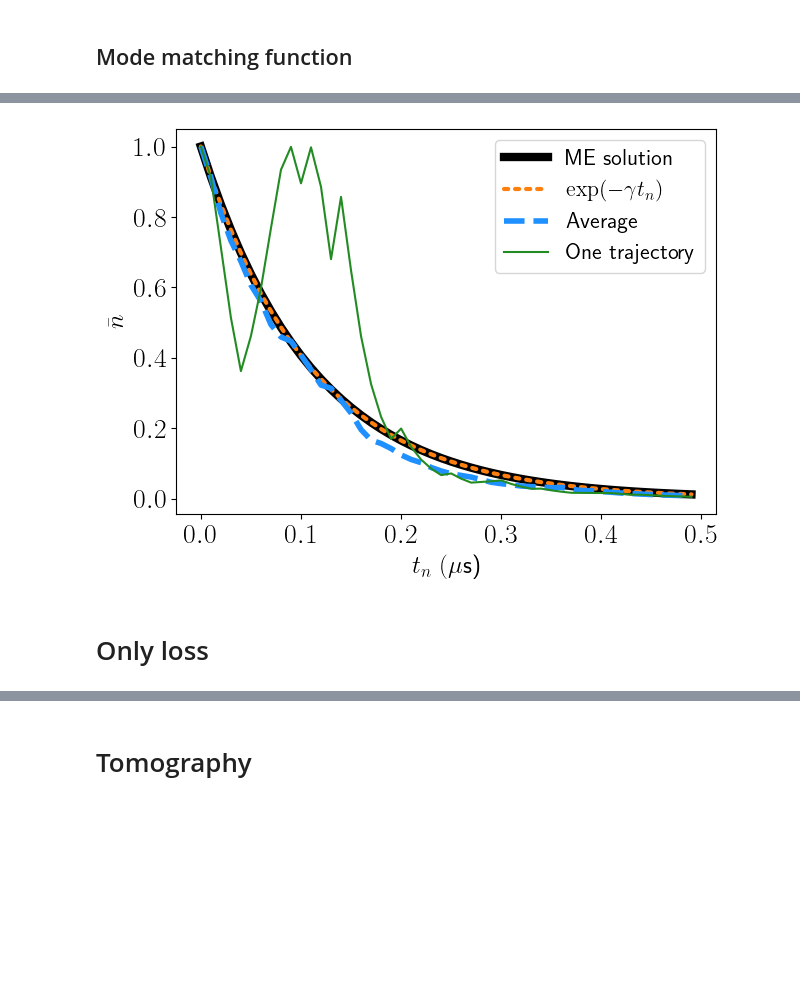
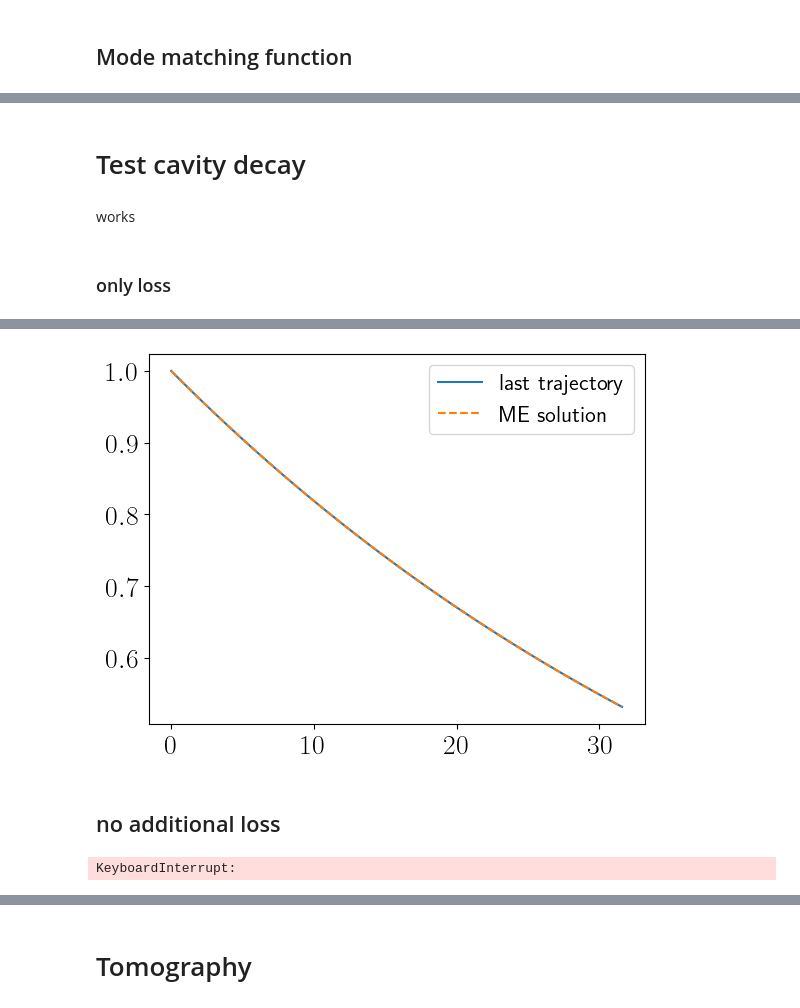
Before and after one commit to ingstra/qubitdyne, a Jupyter notebook: homodyne_open_system_dynamics.ipynb, the cells around one changed output, grey strips where cells are left out. Cells and saved outputs as stored; diff of their text form; code cells hidden in the pictures; blank space fills up the shorter version.

```diff
--- a/homodyne_open_system_dynamics.ipynb
+++ b/homodyne_open_system_dynamics.ipynb
@@ -55,17 +54,23 @@ def U_gint(gint):
 ## Parameters and initial state
 # %%
 # number of qubit measurements per trajectory
-Nmeas = 50
+Nmeas = 80
 
 # number of trajectories
-Ntrajs = 50
+Ntrajs = 1000
 
 # interaction strength
-g = 3
+g = 0.4
 
-delta_t = 0.01
+delta_t = 0.4
 
 gamma = g**2
+
+#################
+
+gint =  2#np.sqrt(gamma*delta_t)
+#gamma = gint**2/delta_t
+#g = np.sqrt(gamma)
 
 # effective interaction strength
 gint = np.sqrt(gamma*delta_t)
@@ -74,7 +79,7 @@ gint = np.sqrt(gamma*delta_t)
 
 initial_cavity = fock(N,1)
 psi0 = tensor(initial_cavity, basis(2,0))
+n_init = expect(N_cav, psi0)
+
 
 plot_wigner_fock_distribution(initial_cavity, alpha_max=5)
-
-gint, gamma, g
@@ -105,0 +163,4 @@ No additional loss, effective decay rate $\gamma$.
+# %% [markdown]
+# Test cavity decay
+# %% [markdown]
+works
@@ -105,0 +223,30 @@ No additional loss, effective decay rate $\gamma$.
+# %% [markdown]
+### only loss
+# %%
+%%time
+
+n_cav = []
+psi = ket2dm(psi0)
+
+# CAVITY LOSS RATE
+# T1 = 40 µs => kappa = 1/T1 = 1/40 = 0.025
+kappa = 0.02
+
+L = liouvillian(0*a, [np.sqrt(kappa*delta_t)*a])
+op = L.expm()
+
+for i in range(Nmeas):
+            n_cav.append(expect(N_cav, psi).real)
+
+            # deterministic loss
+            vec_rho = operator_to_vector(psi)
+            psi = vector_to_operator(op*vec_rho)
+
+c_op=[np.sqrt(kappa)*a] # decay rate gamma
+sol = mesolve(0*a, psi0, tlist, c_ops=c_op, e_ops=[N_cav])
+
+plt.plot(tlist, n_cav, label='last trajectory')
+plt.plot(tlist, sol.expect[0], '--',label='ME solution')
+
+plt.legend();
+# %% [output]
@@ -106,14 +255,14 @@ No additional loss, effective decay rate $\gamma$.
+[figure, added]
+# %% [markdown]
+## no additional loss
 # %%
 U_int = H_int(g, delta_t)
-
-qbfeedback = rotateX(np.pi) # this pulse will reset the qubit if found in the excited state
-qbrotmat = rotateXY(np.pi/2,0) # qb rotation applied prior to qb measurement, defines measured homodyne quadrature
 
 prng = np.random.RandomState(187890)
 
 n_cav_avg = np.zeros(Nmeas)
-measurements = []
-for j in tqdm(range(Ntrajs)):
+quadmeashom = []
+for j in range(Ntrajs):
         xrnd = prng.rand(Nmeas)
 
         results = []
@@ -139,6 +288,8 @@ for j in tqdm(range(Ntrajs)):
                 psi = qbfeedback * psi* qbfeedback.dag()
 
         measurement = np.sum(results*weights)
-        measurements.append(measurement)
+        quadmeashom.append(measurement)
         n_cav_avg += n_cav
+# %% [output]
+KeyboardInterrupt:
 # %%
@@ -148,17 +298,16 @@ tlist = nsteps*delta_t
 c_op=[np.sqrt(gamma)*a] # decay rate gamma
 sol = mesolve(0*a, psi0, tlist, c_ops=c_op, e_ops=[N_cav])
 # %%
+#, dashes=(5, 4)
+
 plt.plot(tlist, sol.expect[0],'k',linewidth=6, label='ME solution')
 plt.plot(tlist, np.exp(-gamma*tlist),'C1',linestyle=':', dash_capstyle = 'round', linewidth=3, label='$\exp(-\gamma t_n)$')
 plt.plot(tlist, n_cav_avg/Ntrajs,'dodgerblue', linestyle='--', linewidth=4, label='Average')
 plt.plot(tlist, n_cav, 'forestgreen', label='One trajectory')
 
-plt.xlabel(r'$t_n\ (\mu$s)')
+plt.xlabel(r'$t_n$')
 plt.ylabel(r'$\bar n$')
 
 plt.legend()
 plt.tight_layout()
+#plt.savefig('decay_trajs.pdf', transparent=True)
-# %% [output]
-[figure, removed]
-# %% [markdown]
-# Only loss
```
Also changed, not shown: parts of 33 cells of this notebook.
